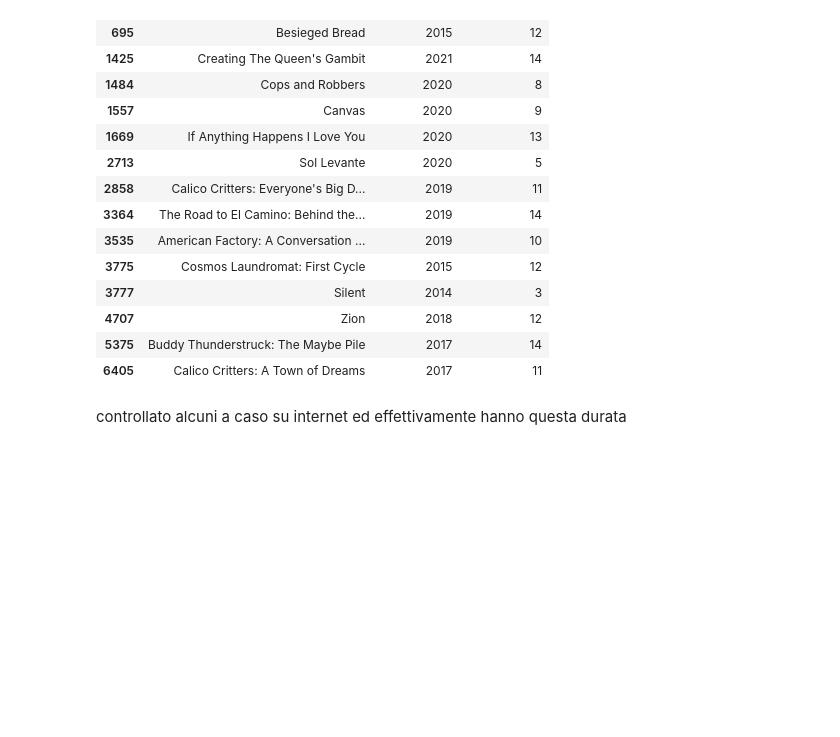
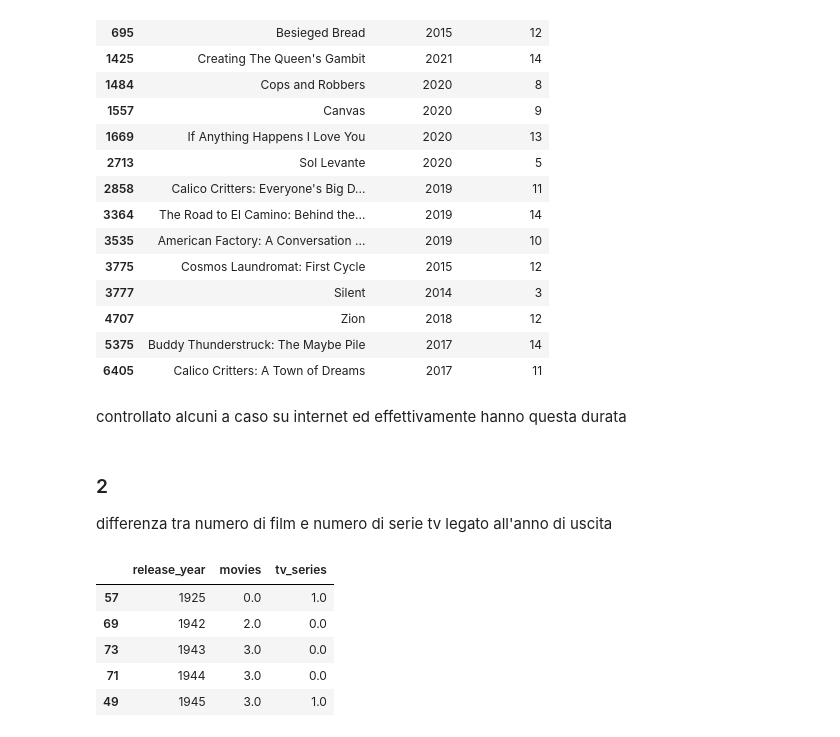
Before and after one commit to Blowdire/DataVisualizationProject, a Jupyter notebook: Progetto/progetto-netflix.ipynb, the cells around one changed output. Drawn from its saved outputs; the diff is of its cells as text; code cells hidden in the pictures; blank space fills up the shorter version.

```diff
--- a/Progetto/progetto-netflix.ipynb
+++ b/Progetto/progetto-netflix.ipynb
@@ -427,3 +429,32 @@ netflix_f[netflix_f['duration_min'] < 15][['title', 'release_year', 'duration_mi
 | 6405 | Calico Critters: A Town of Dreams | 2017 | 11 |
 # %% [markdown]
 controllato alcuni a caso su internet ed effettivamente hanno questa durata
+# %% [markdown]
+### 2
+differenza tra numero di film e numero di serie tv legato all'anno di uscita
+# %%
+#creazione nuovo dataframe
+dataframe = pd.DataFrame({"release_year":[], "movies": [], "tv_series":[]})
+#ciclo for per ogni classe d'età
+for item in netflix["release_year"].unique():
+  #query per identificare i record con punteggio peggiorato per la classe d'età in esame
+  queryStringMovies = "release_year == "+str(item)+" and type == 'Movie'"
+  #query per identificare i record con punteggio migliorato per la classe d'età in esame
+  queryStringTV = "release_year == "+str(item)+" and type == 'TV Show'"
+
+  #query
+  resMovies = netflix.query(queryStringMovies)
+  resTV = netflix.query(queryStringTV)
+  #inserimento nel dataframe del numero di migliorati o peggiorati per la classe d'età in esame
+  dataframe.loc[len(dataframe.index)] = [str(item), len(resMovies), len(resTV)]
+#ordinamento delle classi d'età
+dataframe = dataframe.sort_values("release_year")
+
+dataframe.head()
+# %% [output]
+|  | release_year | movies | tv_series |
+| 57 | 1925 | 0.0 | 1.0 |
+| 69 | 1942 | 2.0 | 0.0 |
+| 73 | 1943 | 3.0 | 0.0 |
+| 71 | 1944 | 3.0 | 0.0 |
+| 49 | 1945 | 3.0 | 1.0 |
```
Also changed, not shown: parts of 6 cells of this notebook.
